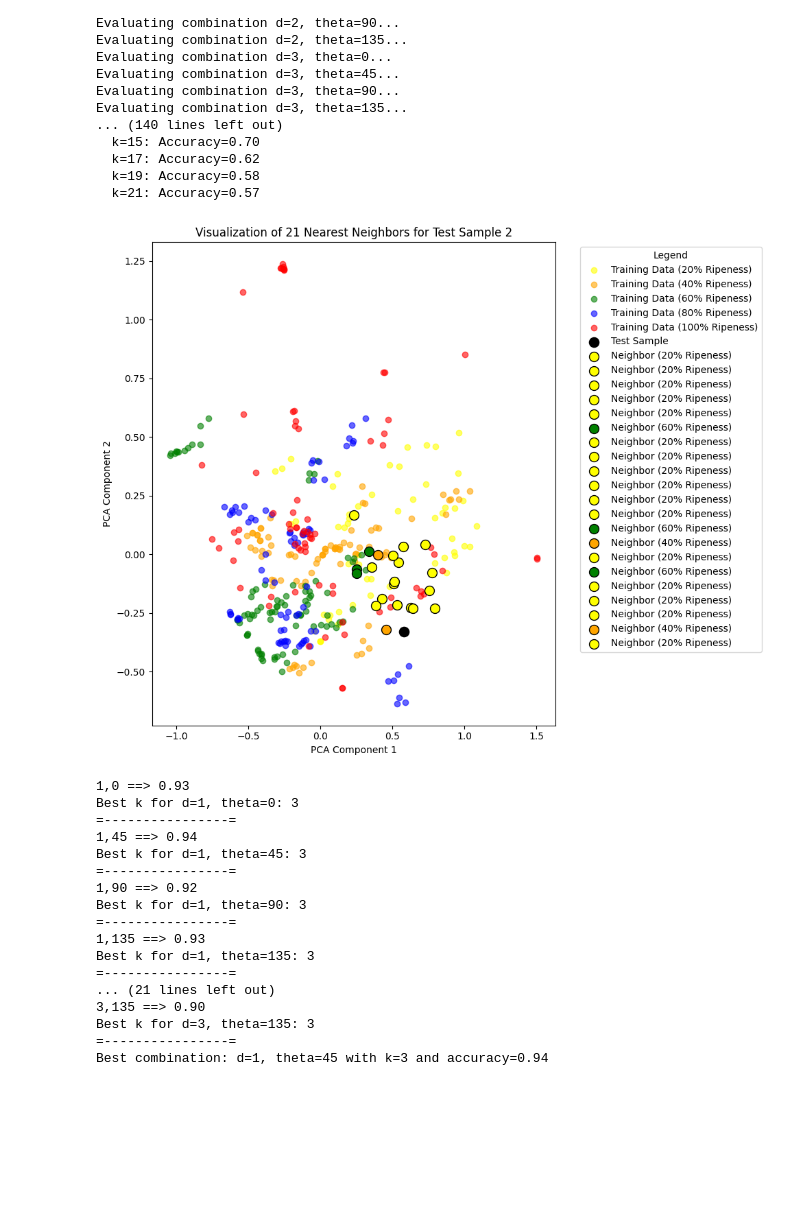
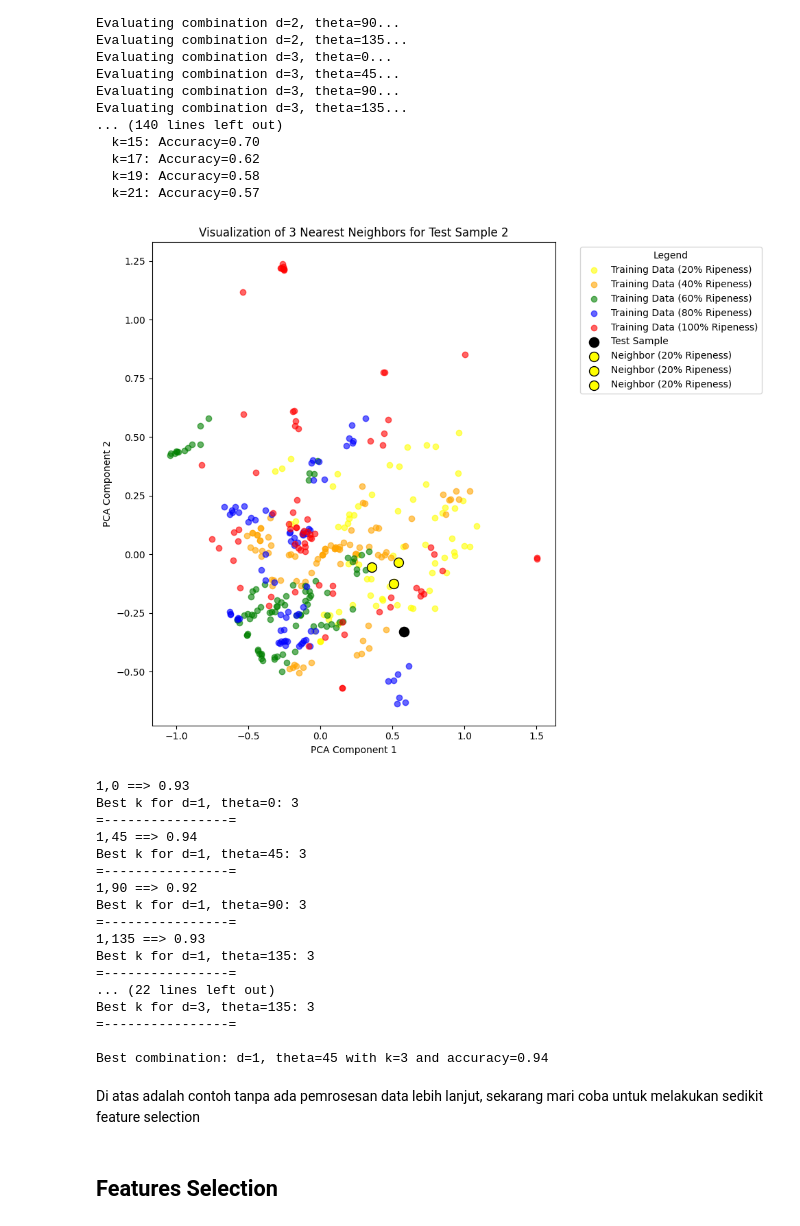
Before and after one commit to Bagusdevaa/Apple-Classfication-using-Harralick-and-KNN, a Jupyter notebook: EDA.ipynb, the cells around one changed output. Drawn from its saved outputs; the diff is of its cells as text; code cells hidden in the pictures; blank space fills up the shorter version.

```diff
--- a/EDA.ipynb
+++ b/EDA.ipynb
@@ -368,7 +350,7 @@ for (d, theta), df in feature_dataframes_test.items():
     df_ngetestt[numeric_features] = scaler.fit_transform(df_ngetestt[numeric_features])
 
     # Pisahkan fitur (X) dan label (y)
-    X = df_ngetestt.drop(columns=['label', 'IMC2', 'image'])  # Semua kolom kecuali 'image' dan 'label'
+    X = df_ngetestt.drop(columns=['label','IMC2', 'image'], axis=1)  # Semua kolom kecuali 'image' dan 'label'
     y = df_ngetestt['label']  # Kolom 'label'
 
     # Bagi data menjadi training dan testing set
@@ -427,34 +409,34 @@ Evaluating combination d=3, theta=135...
   k=19: Accuracy=0.58
   k=21: Accuracy=0.57
 # %%
-# Define a color map for the labels
+# Menentukan warna untuk setiap label
 label_colors = {0: 'yellow', 1: 'orange', 2: 'green', 3: 'blue', 4: 'red'}
 label_names = {0: '20% Ripeness', 1: '40% Ripeness', 2: '60% Ripeness', 3: '80% Ripeness', 4: '100% Ripeness'}
 default_color = 'gray'
 
-# Select a specific (d, theta) combination and k value
-d, theta = 1, 0  # Example combination
-k = 21  # Example k value
+# Pilih kombinasi (d, theta) dan nilai k yang ingin divisualisasikan
+d, theta = 1, 0  # Contoh kombinasi
+k = 3  # Contoh k value
 
-# Get the neighbors for the selected combination and k
+# Dapatkan tetangga untuk kombinasi yang dipilih dan k
 distances = neighbors_info[(d, theta)][k]['distances']
 indices = neighbors_info[(d, theta)][k]['indices']
 
-# Reduce features to 2D using PCA
+# Kurangi fitur menjadi 2D menggunakan PCA
 pca = PCA(n_components=2)
 X_train_2d = pca.fit_transform(X_train)
 X_test_2d = pca.transform(X_test)
 
-# Convert y_train to a NumPy array
+# Ubah y_train menjadi array NumPy
 y_train_array = np.array(y_train)
 
-# Visualize the first test sample and its neighbors
-test_sample_idx = 1  # Example test sample
-neighbors_idx = indices[test_sample_idx]
+# Visualisasikan sampel uji dan tetangganya
+test_sample_idx = 1  # Contoh sampel uji (ini adlaah indeks data X_test)
+neighbors_idx = indices[test_sample_idx] # Indeks tetangga terdekat untuk sampel uji
 
 plt.figure(figsize=(10, 8))
 
-# Plot training data with color coding based on labels
+# Plot data pelatihan dengan kode warna berdasarkan label
 for label in np.unique(y_train_array):
     plt.scatter(
         X_train_2d[y_train_array == label, 0],
@@ -463,38 +445,39 @@ for label in np.unique(y_train_array):
         label=f'Training Data ({label_names.get(label, "Unknown")})',
         alpha=0.6
     )
 
-# Highlight the test sample
+# Sorot sampel uji
 plt.scatter(
     X_test_2d[test_sample_idx, 0],
     X_test_2d[test_sample_idx, 1],
     c='black',
     label='Test Sample',
     edgecolor='white',
     s=150
 )
 
-# Highlight the nearest neighbors
+# Sorot tetangga terdekat
 for neighbor_idx in neighbors_idx:
     plt.scatter(
         X_train_2d[neighbor_idx, 0],
         X_train_2d[neighbor_idx, 1],
         c=label_colors.get(y_train_array[neighbor_idx], default_color),
         edgecolor='black',
         s=100,
         label=f'Neighbor ({label_names.get(y_train_array[neighbor_idx], "Unknown")})'
     )
 
-# Add legend and labels
+# Tambahkan legend dan label
 plt.legend(loc='best', bbox_to_anchor=(1.05, 1), title="Legend")
 plt.title(f'Visualization of {k} Nearest Neighbors for Test Sample {test_sample_idx + 1}')
 plt.xlabel('PCA Component 1')
 plt.ylabel('PCA Component 2')
 plt.tight_layout()
 plt.show()
 # %% [output]
-[figure, old version]
+[figure, new version]
 # %%
+# Menemukan K terbaik dari seluruh kombinasi dataset
 counter = 0
 for (d, theta), accuracies in results.items():
     print(f"{d},{theta} ==> {max(accuracies.values()):.2f}")
@@ -507,7 +490,7 @@ for (d, theta), accuracies in results.items():
         best_combination = (d, theta)
         best_k = max(accuracies, key=accuracies.get)
 
-print(f"Best combination: d={best_combination[0]}, theta={best_combination[1]} with k={best_k} and accuracy={counter:.2f}")
+print(f"\nBest combination: d={best_combination[0]}, theta={best_combination[1]} with k={best_k} and accuracy={counter:.2f}")
 # %% [output]
 1,0 ==> 0.93
 Best k for d=1, theta=0: 3
@@ -521,11 +504,15 @@ Best k for d=1, theta=90: 3
 1,135 ==> 0.93
 Best k for d=1, theta=135: 3
 =----------------=
-... (21 lines left out)
-3,135 ==> 0.90
+... (22 lines left out)
 Best k for d=3, theta=135: 3
 =----------------=
+
 Best combination: d=1, theta=45 with k=3 and accuracy=0.94
+# %% [markdown]
+Di atas adalah contoh tanpa ada pemrosesan data lebih lanjut, sekarang mari coba untuk melakukan sedikit feature selection
+# %% [markdown]
+## Features Selection
 # %%
 df_ngetestt.describe()
 # %% [output]
```
Also changed, not shown: parts of 58 cells of this notebook.
